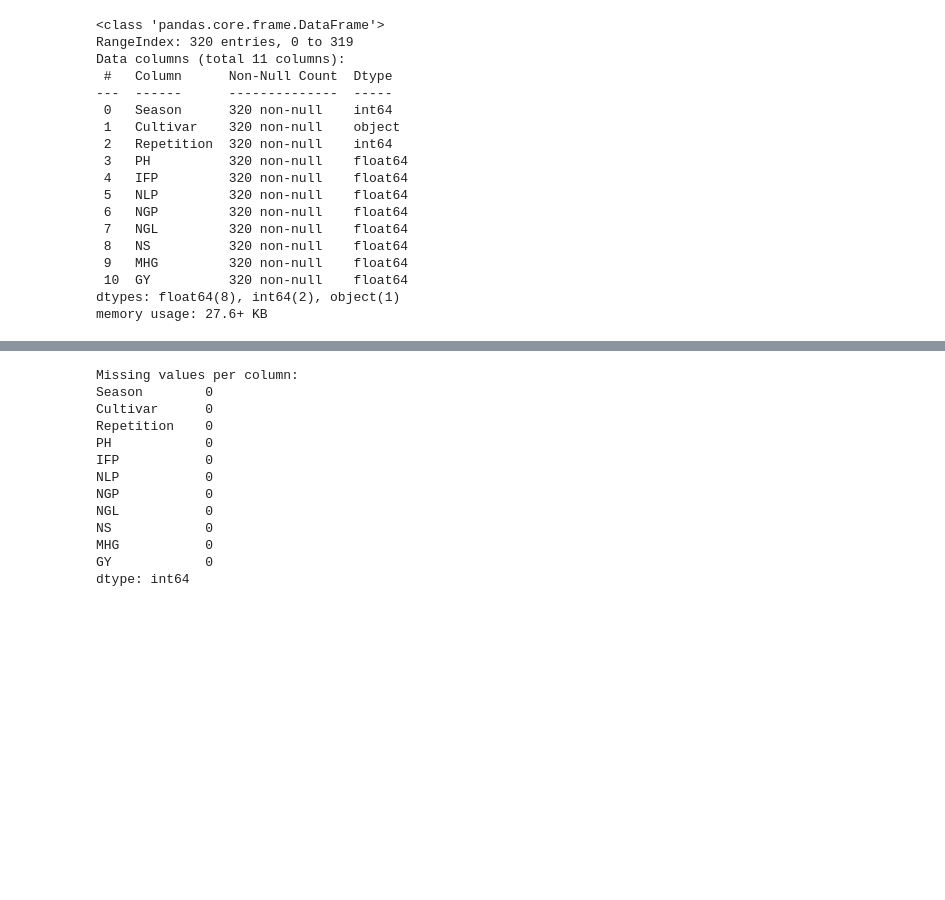
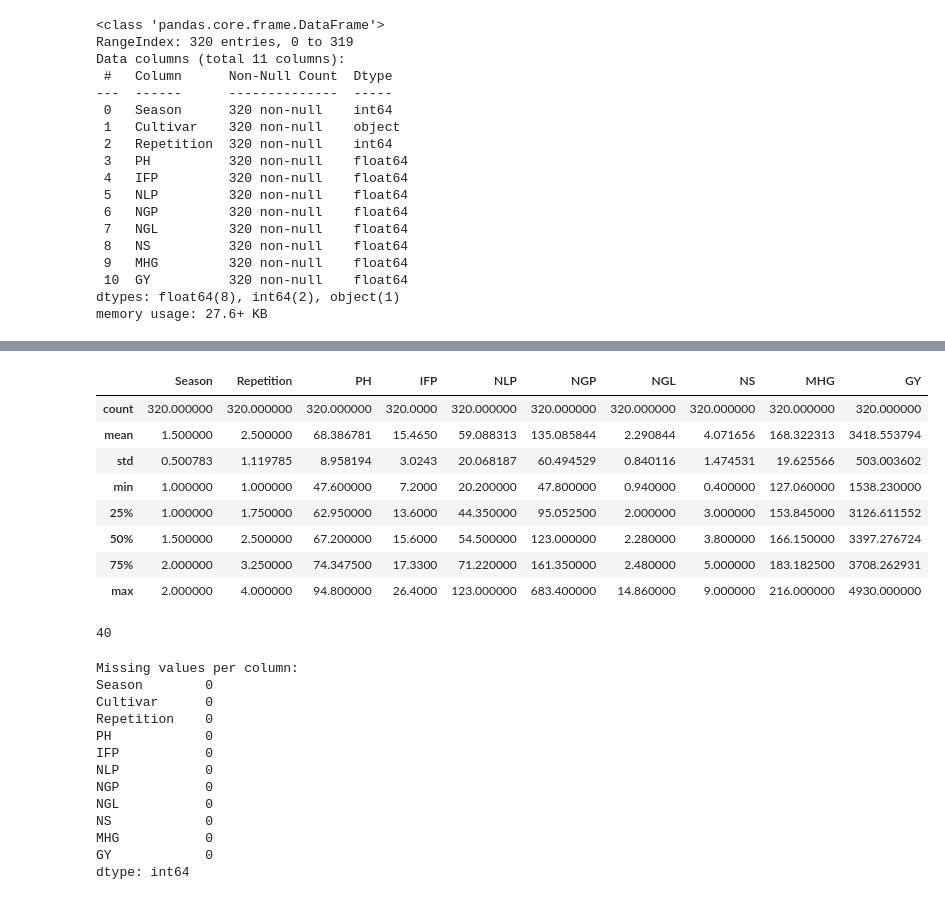
Before and after one commit to AntoniaPopovici/VOIS_2024, a Jupyter notebook: main.ipynb, the cells around one changed output, grey strips where cells are left out. Cells and saved outputs as stored; diff of their text form; code cells hidden in the pictures; blank space fills up the shorter version.

```diff
--- a/main.ipynb
+++ b/main.ipynb
@@ -72,3 +99,19 @@ memory usage: 27.6+ KB
+# %%
+df.describe() # std means standard deviation
+# %% [output]
+|  | Season | Repetition | PH | IFP | NLP | NGP | NGL | NS | MHG | GY |
+| count | 320.000000 | 320.000000 | 320.000000 | 320.0000 | 320.000000 | 320.000000 | 320.000000 | 320.000000 | 320.000000 | 320.000000 |
+| mean | 1.500000 | 2.500000 | 68.386781 | 15.4650 | 59.088313 | 135.085844 | 2.290844 | 4.071656 | 168.322313 | 3418.553794 |
+| std | 0.500783 | 1.119785 | 8.958194 | 3.0243 | 20.068187 | 60.494529 | 0.840116 | 1.474531 | 19.625566 | 503.003602 |
+| min | 1.000000 | 1.000000 | 47.600000 | 7.2000 | 20.200000 | 47.800000 | 0.940000 | 0.400000 | 127.060000 | 1538.230000 |
+| 25% | 1.000000 | 1.750000 | 62.950000 | 13.6000 | 44.350000 | 95.052500 | 2.000000 | 3.000000 | 153.845000 | 3126.611552 |
+| 50% | 1.500000 | 2.500000 | 67.200000 | 15.6000 | 54.500000 | 123.000000 | 2.280000 | 3.800000 | 166.150000 | 3397.276724 |
+| 75% | 2.000000 | 3.250000 | 74.347500 | 17.3300 | 71.220000 | 161.350000 | 2.480000 | 5.000000 | 183.182500 | 3708.262931 |
+| max | 2.000000 | 4.000000 | 94.800000 | 26.4000 | 123.000000 | 683.400000 | 14.860000 | 9.000000 | 216.000000 | 4930.000000 |
+# %%
+df['Cultivar'].nunique()
+# %% [output]
+40
 # %%
 missing_values = df.isnull().sum()
 print("Missing values per column:")
```
Also changed, not shown: parts of 19 cells of this notebook.
